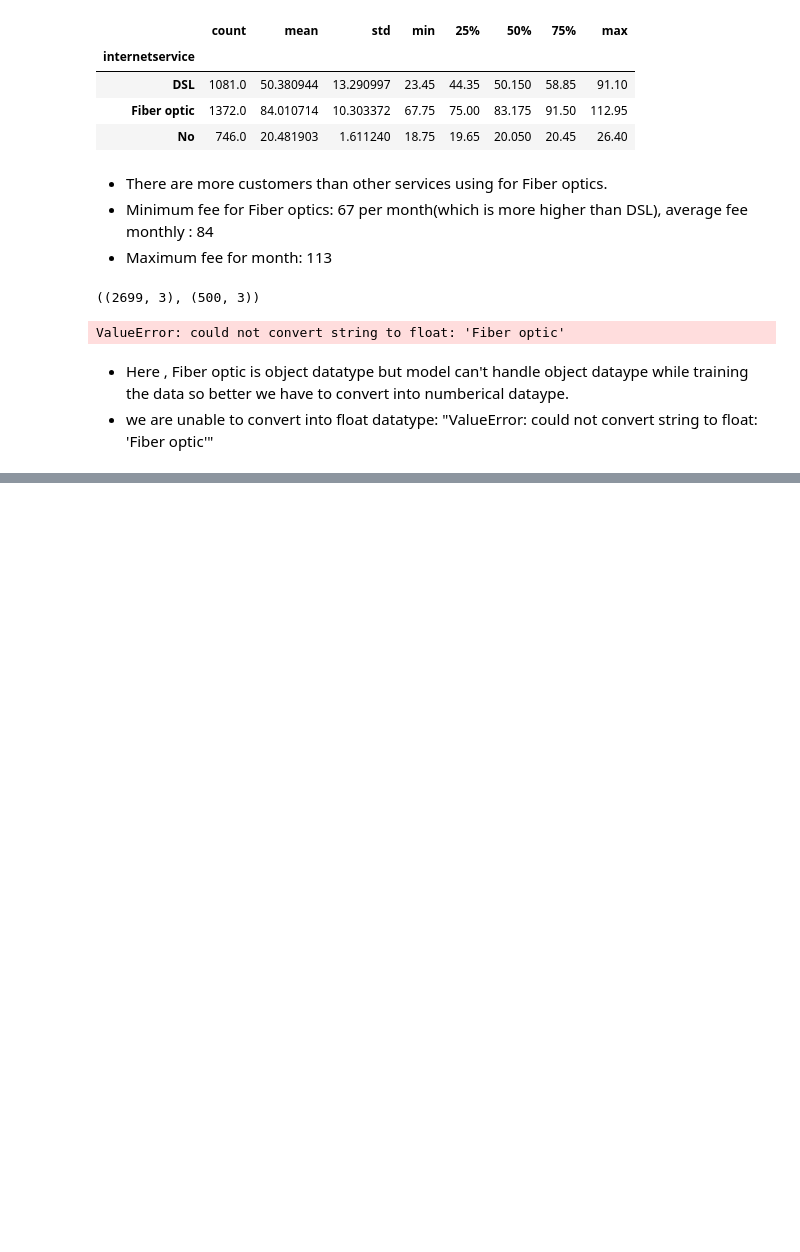
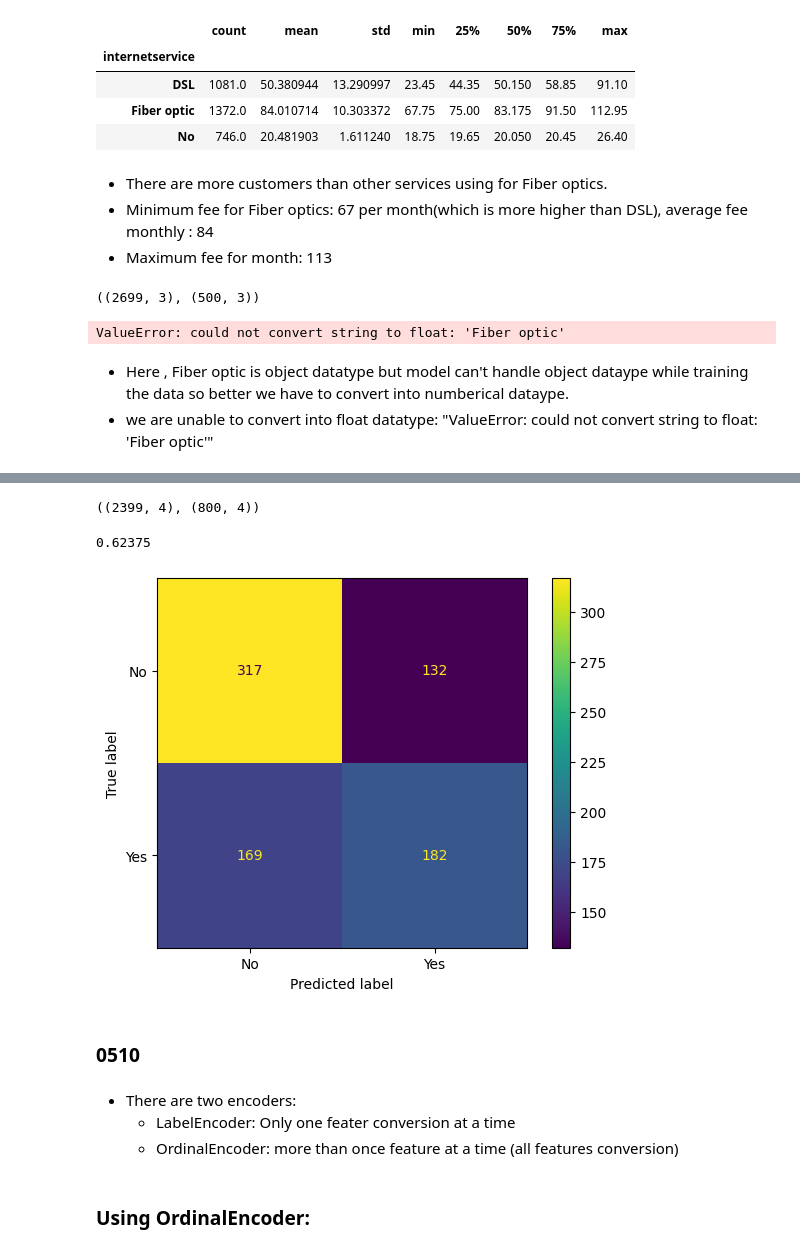
Before and after one commit to dasharepani/decisiontree, a Jupyter notebook: DT_Churn_dataset_1003.ipynb, the cells around one changed output, grey strips where cells are left out. Drawn from its saved outputs; the diff is of its cells as text; code cells hidden in the pictures; blank space fills up the shorter version.

```diff
--- a/DT_Churn_dataset_1003.ipynb
+++ b/DT_Churn_dataset_1003.ipynb
@@ -509,0 +636,5 @@ ValueError: could not convert string to float: 'Fiber optic'
+# %%
+columns = ['internetservice','techsupport']
+
+for i in columns:
+    X[i] = encoding.fit_transform(X[i])
@@ -509,0 +657,24 @@ ValueError: could not convert string to float: 'Fiber optic'
+# %%
+X_train, X_test, y_train, y_test = train_test_split(X, y, random_state=10)
+X_train.shape, X_test.shape
+# %% [output]
+((2399, 4), (800, 4))
+# %%
+model = DecisionTreeClassifier(criterion='entropy')
+model.fit(X_train, y_train)
+model.score(X_test, y_test)
+# %% [output]
+0.62375
+# %%
+ConfusionMatrixDisplay.from_estimator(model, X_test,y_test)
+plt.show()
+# %% [output]
+[figure, added]
+# %% [markdown]
+### 0510
+# %% [markdown]
+- There are two encoders:
+    - LabelEncoder: Only one feater conversion at a time
+    - OrdinalEncoder: more than once feature at a time (all features conversion)
+# %% [markdown]
+### Using OrdinalEncoder:
```
Also changed, not shown: parts of 30 cells of this notebook.
